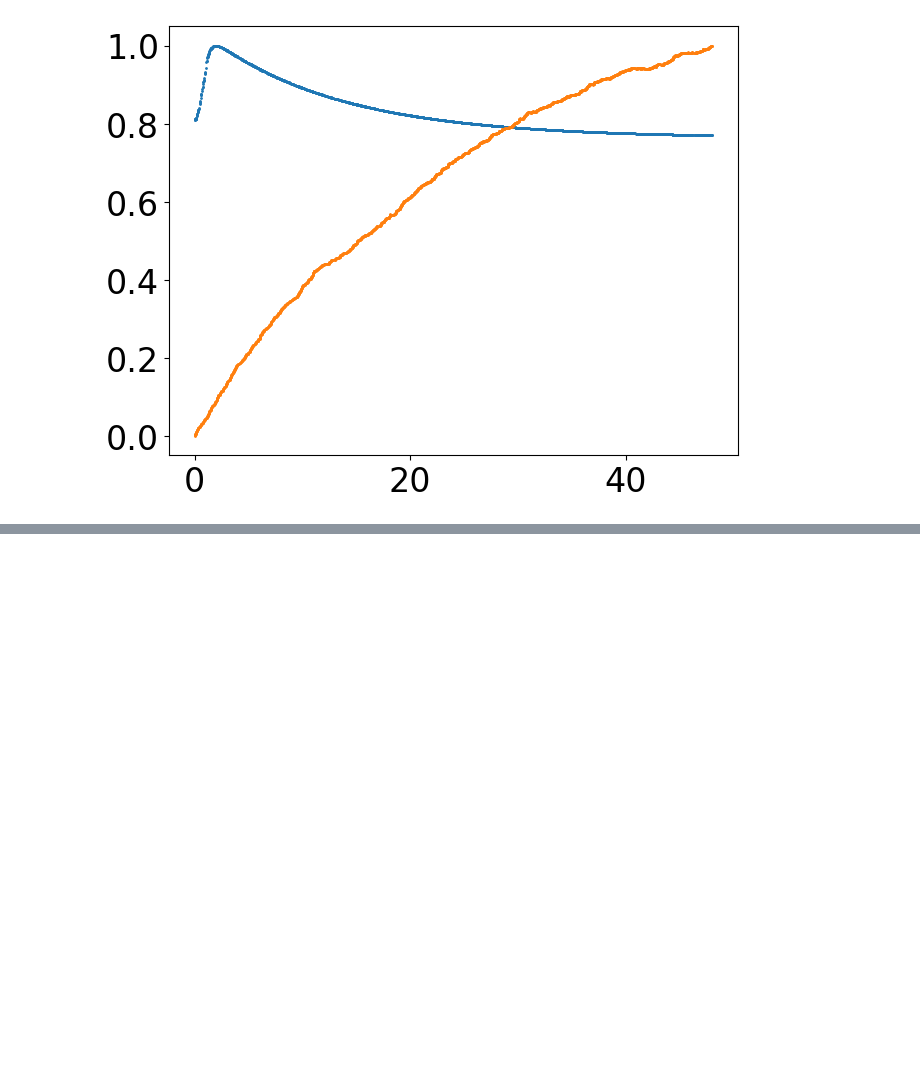
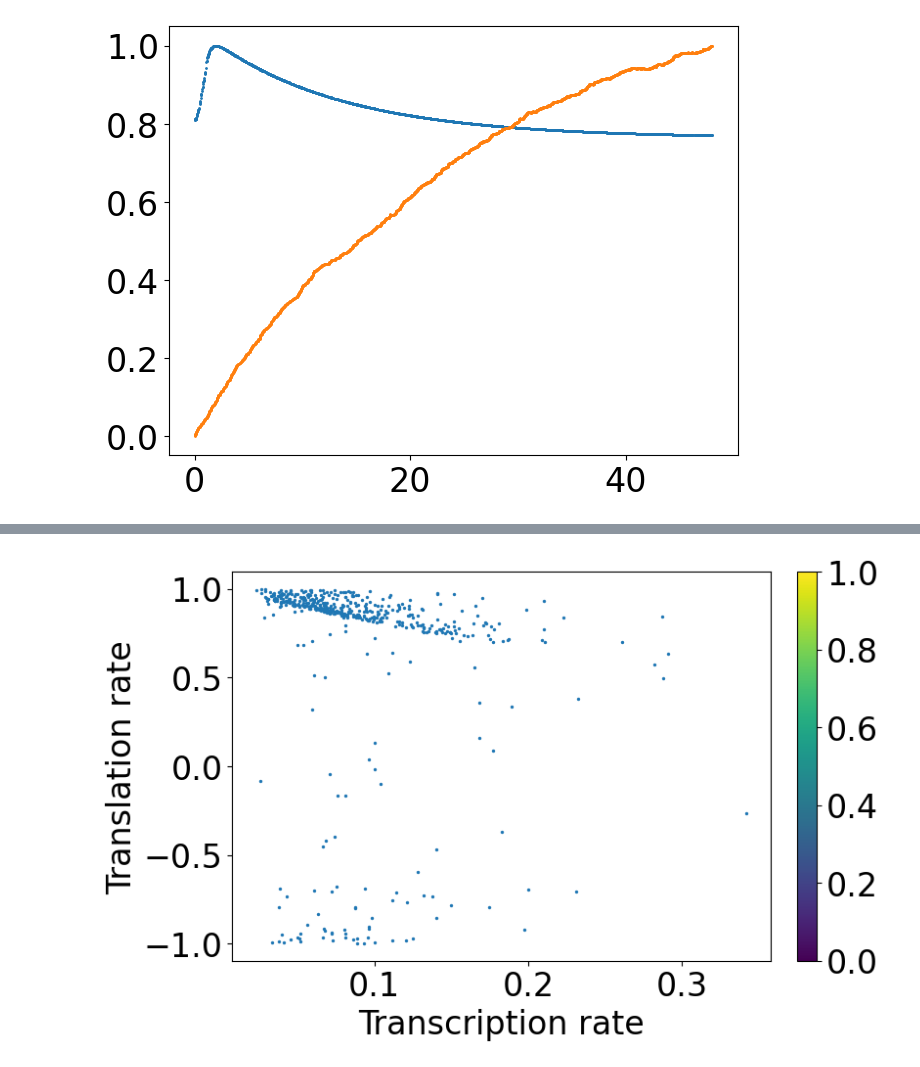
Before and after one commit to reliscu/chronocell_simulations, a Jupyter notebook: simulate_data.ipynb, the cells around one changed output, grey strips where cells are left out. Drawn from its saved outputs; the diff is of its cells as text; code cells hidden in the pictures; blank space fills up the shorter version.

```diff
--- a/simulate_data.ipynb
+++ b/simulate_data.ipynb
@@ -365,0 +326,9 @@ plt.show();
+# %%
+plt.figure(figsize=(8, 5))
+plot = plt.scatter(data['Gamma'], data['Cor'], s=2);
+plt.xlabel('Transcription rate');
+plt.ylabel('Translation rate');
+cbar = plt.colorbar(plot);
+plt.show();
+# %% [output]
+[figure, added]
```
Also changed, not shown: parts of 12 cells of this notebook.
